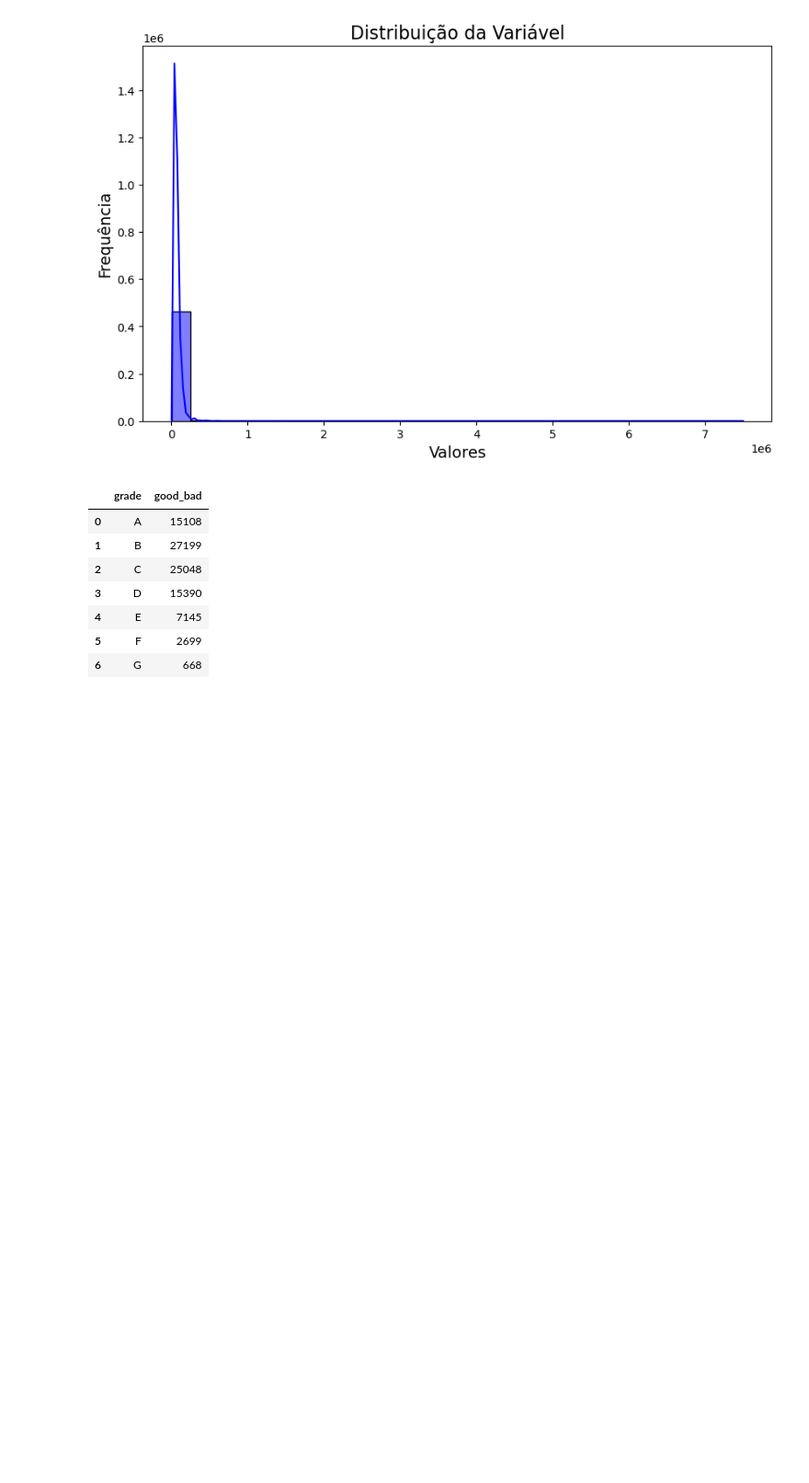
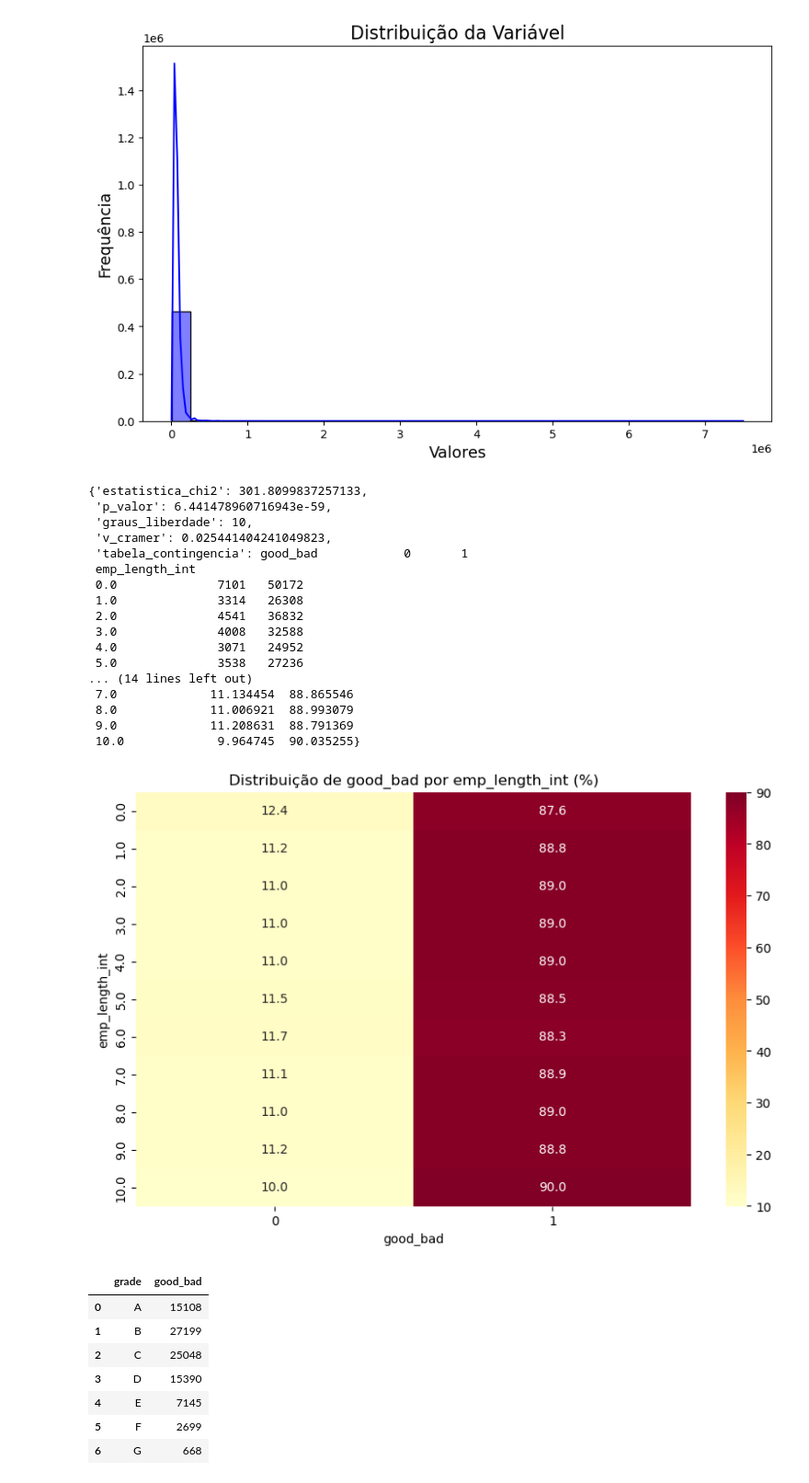
Before and after one commit to vinifranco48/credit_risk, a Jupyter notebook: notebooks/preprocessing.ipynb, the cells around one changed output. Shown at 92% size. Drawn from its saved outputs; the diff is of its cells as text; code cells hidden in the pictures; blank space fills up the shorter version.

```diff
--- a/notebooks/preprocessing.ipynb
+++ b/notebooks/preprocessing.ipynb
@@ -142,3 +212,24 @@ df['good_bad'] = np.where(df['loan_status'].isin(['Charged Off', 'Default', 'Doe
+# %%
+analise_qui_quadrado(df, 'emp_length_int', 'good_bad')
+# %% [output]
+{'estatistica_chi2': 301.8099837257133,
+ 'p_valor': 6.441478960716943e-59,
+ 'graus_liberdade': 10,
+ 'v_cramer': 0.025441404241049823,
+ 'tabela_contingencia': good_bad            0       1
+ emp_length_int
+ 0.0              7101   50172
+ 1.0              3314   26308
+ 2.0              4541   36832
+ 3.0              4008   32588
+ 4.0              3071   24952
+ 5.0              3538   27236
+... (14 lines left out)
+ 7.0             11.134454  88.865546
+ 8.0             11.006921  88.993079
+ 9.0             11.208631  88.791369
+ 10.0             9.964745  90.035255}
+[figure, added]
 # %%
 df['good_bad']
 pd.options.display.max_columns = None
```
Also changed, not shown: parts of 2 cells of this notebook, 1 other file.
